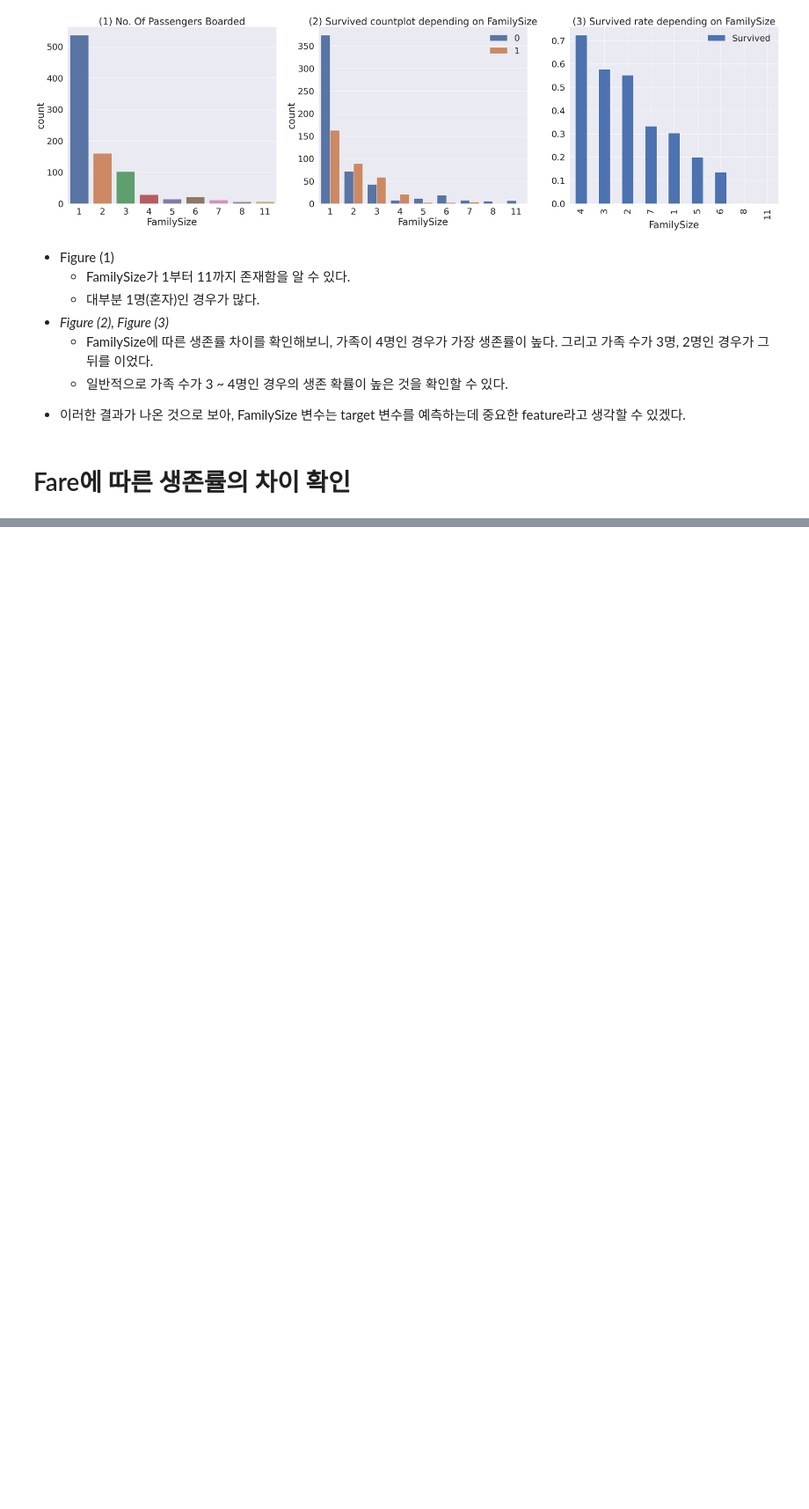
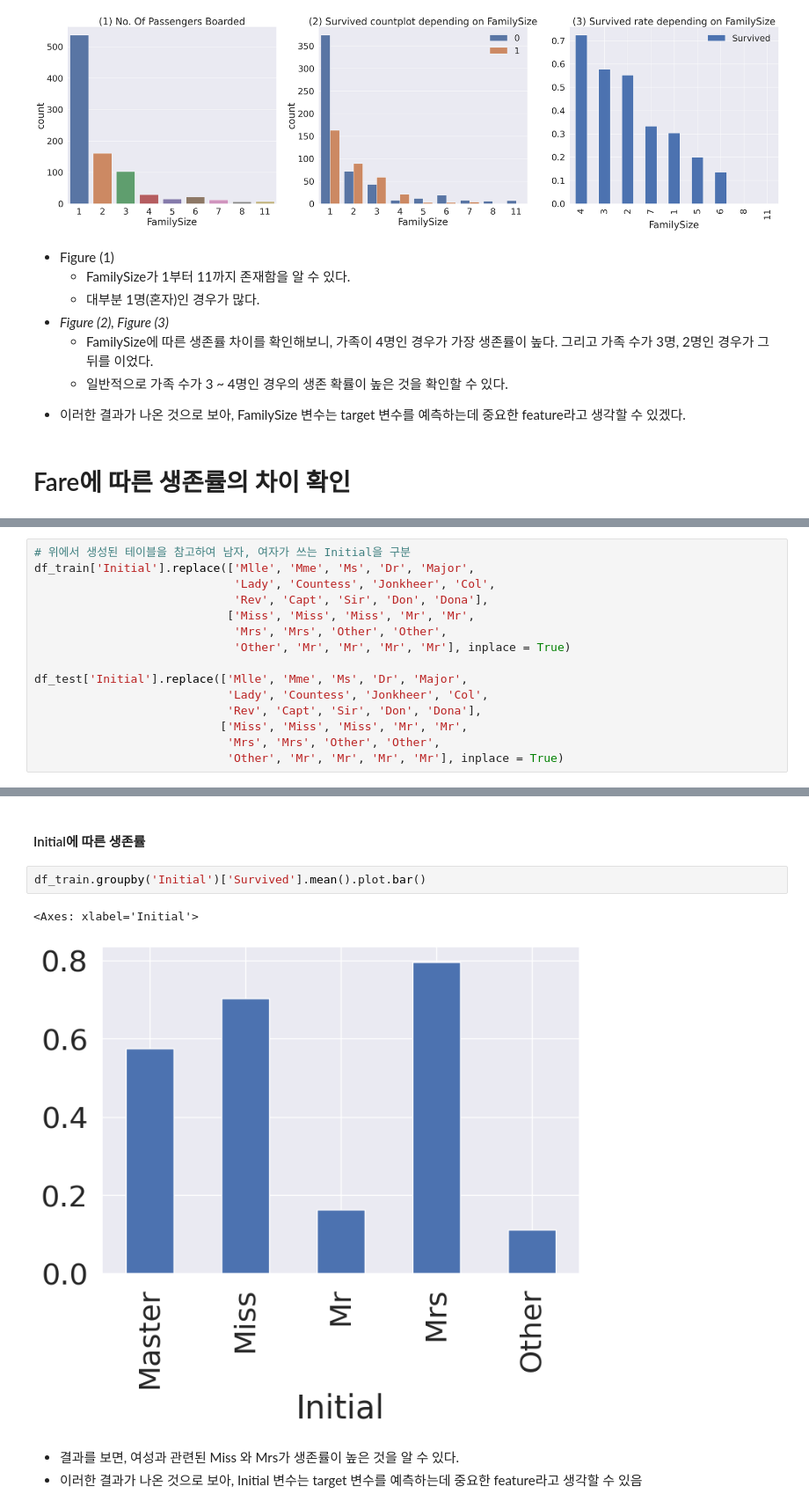
Before and after one commit to yoonseong00/colab, a Jupyter notebook: 타이타닉.ipynb, the cells around one changed output, grey strips where cells are left out. Shown at 88% size. Saved outputs shown, nothing was run; the diff lists cells and outputs as text; blank space fills up the shorter version.

```diff
--- a/타이타닉.ipynb
+++ b/타이타닉.ipynb
@@ -484,0 +511,15 @@ plt.show()
+# %%
+# 위에서 생성된 테이블을 참고하여 남자, 여자가 쓰는 Initial을 구분
+df_train['Initial'].replace(['Mlle', 'Mme', 'Ms', 'Dr', 'Major',
+                             'Lady', 'Countess', 'Jonkheer', 'Col',
+                             'Rev', 'Capt', 'Sir', 'Don', 'Dona'],
+                            ['Miss', 'Miss', 'Miss', 'Mr', 'Mr',
+                             'Mrs', 'Mrs', 'Other', 'Other',
+                             'Other', 'Mr', 'Mr', 'Mr', 'Mr'], inplace = True)
+
+df_test['Initial'].replace(['Mlle', 'Mme', 'Ms', 'Dr', 'Major',
+                            'Lady', 'Countess', 'Jonkheer', 'Col',
+                            'Rev', 'Capt', 'Sir', 'Don', 'Dona'],
+                           ['Miss', 'Miss', 'Miss', 'Mr', 'Mr',
+                            'Mrs', 'Mrs', 'Other', 'Other',
+                            'Other', 'Mr', 'Mr', 'Mr', 'Mr'], inplace = True)
@@ -484,0 +536,10 @@ plt.show()
+# %% [markdown]
+#### Initial에 따른 생존률
+# %%
+df_train.groupby('Initial')['Survived'].mean().plot.bar()
+# %% [output]
+<Axes: xlabel='Initial'>
+[figure, added]
+# %% [markdown]
+- 결과를 보면, 여성과 관련된 Miss 와 Mrs가 생존률이 높은 것을 알 수 있다.
+- 이러한 결과가 나온 것으로 보아, Initial 변수는 target 변수를 예측하는데 중요한 feature라고 생각할 수 있음
```
Also changed, not shown: parts of 7 cells of this notebook.
